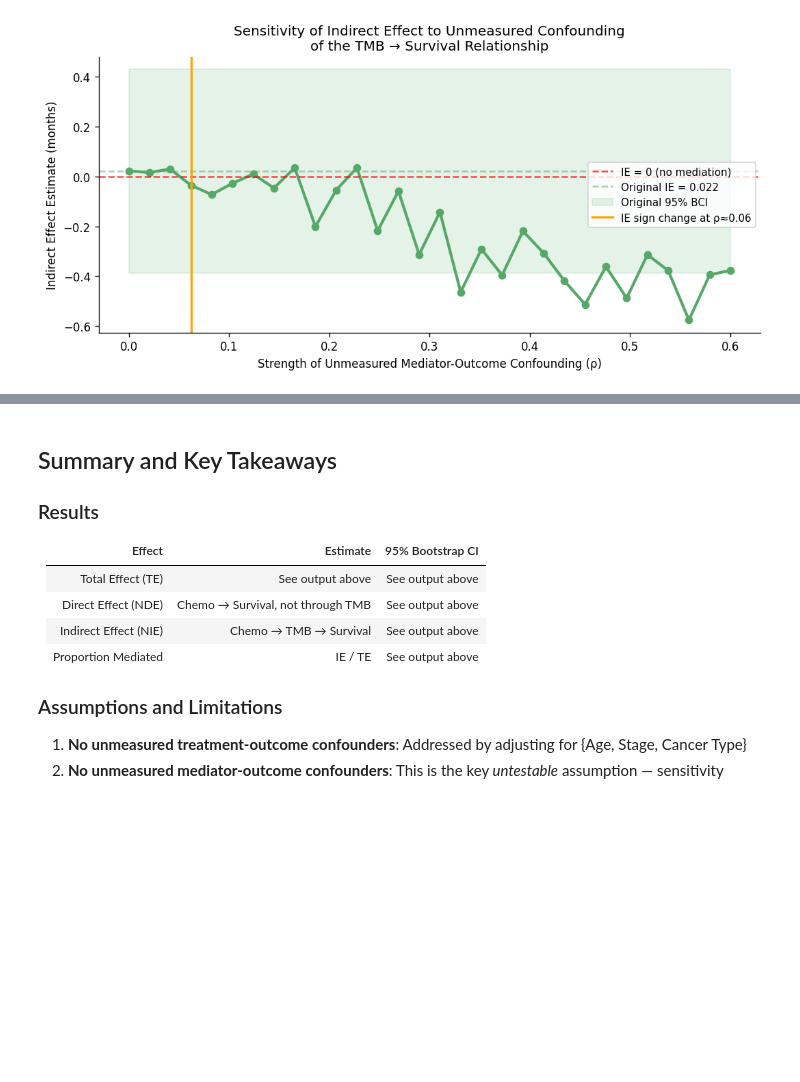
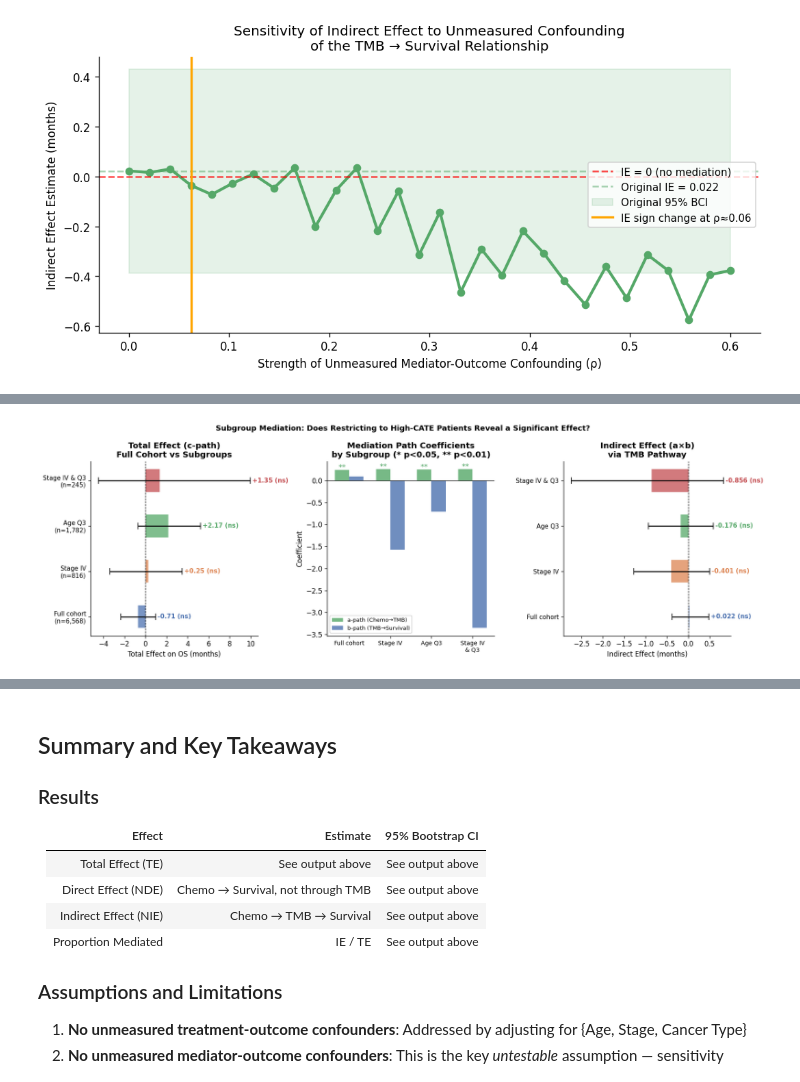
Before and after one commit to zhuy16/causal_inference_oncology, a Jupyter notebook: notebooks/04_mediation_analysis.ipynb, the cells around one changed output, grey strips where cells are left out. Saved outputs shown, nothing was run; the diff lists cells and outputs as text; code cells hidden in the pictures; blank space fills up the shorter version.

Commit message:
NB04: add subgroup mediation analysis (Stage IV, Age Q3) connecting HTE to mediation

```diff
--- a/notebooks/04_mediation_analysis.ipynb
+++ b/notebooks/04_mediation_analysis.ipynb
@@ -478,0 +567,87 @@ plt.show()
+# %%
+fig, axes = plt.subplots(1, 3, figsize=(15, 5))
+names   = list(results.keys())
+palette = ['#4C72B0', '#DD8452', '#55A868', '#C44E52']
+
+# ── Panel 1: Total effect (c) across subgroups ──────────────────────────────
+ax = axes[0]
+for i, (name, r) in enumerate(results.items()):
+    col = palette[i]
+    ax.barh(i, r['c'], color=col, alpha=0.75, height=0.5)
+    ax.errorbar(r['c'], i,
+                xerr=[[r['c'] - r['c_lo']], [r['c_hi'] - r['c']]],
+                fmt='none', color='black', capsize=5, lw=1.5)
+    sig = '**' if r['c_p'] < 0.01 else ('*' if r['c_p'] < 0.05 else 'ns')
+    ax.text(r['c_hi'] + 0.2, i, f'{r["c"]:+.2f} ({sig})',
+            va='center', fontsize=9, fontweight='bold', color=col)
+ax.axvline(0, color='black', lw=0.8, linestyle='--')
+ax.set_yticks(range(len(names)))
+ax.set_yticklabels([f'{n}\n(n={results[n]["n"]:,})' for n in names], fontsize=9)
+ax.set_xlabel('Total Effect on OS (months)')
+ax.set_title('Total Effect (c-path)\nFull Cohort vs Subgroups', fontweight='bold')
+
+# ── Panel 2: a-path and b-path significance ──────────────────────────────────
+ax = axes[1]
+x = np.arange(len(names))
+w = 0.35
+a_vals = [results[n]['a'] for n in names]
+b_vals = [results[n]['b'] for n in names]
+a_ps   = [results[n]['a_p'] for n in names]
+b_ps   = [results[n]['b_p'] for n in names]
+
+bars_a = ax.bar(x - w/2, a_vals, width=w, label='a-path (Chemo→TMB)',
+                color='#55A868', alpha=0.8)
+bars_b = ax.bar(x + w/2, b_vals, width=w, label='b-path (TMB→Survival)',
+                color='#4C72B0', alpha=0.8)
+
+for bar, p in zip(bars_a, a_ps):
+    sig = '**' if p < 0.01 else ('*' if p < 0.05 else '')
+    if sig:
+        ax.text(bar.get_x() + bar.get_width()/2,
+                bar.get_height() + 0.01, sig, ha='center', fontsize=11, color='#55A868')
+
+for bar, p in zip(bars_b, b_ps):
+    sig = '**' if p < 0.01 else ('*' if p < 0.05 else '')
+    if sig:
+        ax.text(bar.get_x() + bar.get_width()/2,
+                bar.get_height() + 0.01, sig, ha='center', fontsize=11, color='#4C72B0')
+
+ax.axhline(0, color='black', lw=0.8)
+ax.set_xticks(x)
+ax.set_xticklabels([n.replace(' &', '\n&') for n in names], fontsize=8.5)
+ax.set_ylabel('Coefficient')
+ax.set_title('Mediation Path Coefficients\nby Subgroup (* p<0.05, ** p<0.01)', fontweight='bold')
+ax.legend(fontsize=8)
+
+# ── Panel 3: Indirect effect (a×b) across subgroups ─────────────────────────
+ax = axes[2]
+for i, (name, r) in enumerate(results.items()):
+    col = palette[i]
+    ax.barh(i, r['ie'], color=col, alpha=0.75, height=0.5)
+    ax.errorbar(r['ie'], i,
+                xerr=[[r['ie'] - r['ie_lo']], [r['ie_hi'] - r['ie']]],
+                fmt='none', color='black', capsize=5, lw=1.5)
+    ci_cross = r['ie_lo'] <= 0 <= r['ie_hi']
+    sig_label = 'ns' if ci_cross else '*'
+    ax.text(max(r['ie_hi'], 0) + 0.05, i,
+            f'{r["ie"]:+.3f} ({sig_label})',
+            va='center', fontsize=9, color=col, fontweight='bold')
+
+ax.axvline(0, color='black', lw=0.8, linestyle='--')
+ax.set_yticks(range(len(names)))
+ax.set_yticklabels([n for n in names], fontsize=9)
+ax.set_xlabel('Indirect Effect (months)')
+ax.set_title('Indirect Effect (a×b)\nvia TMB Pathway', fontweight='bold')
+
+plt.suptitle('Subgroup Mediation: Does Restricting to High-CATE Patients Reveal a Significant Effect?',
+             fontweight='bold', fontsize=11)
+plt.tight_layout()
+fig.savefig(os.path.join(FIGURES_DIR, '04_subgroup_mediation.png'), dpi=150, bbox_inches='tight')
+plt.show()
+
+print('\nKey question: Is c-path significant in Stage IV or Age Q3?')
+for name, r in results.items():
+    sig = 'SIGNIFICANT ✓' if r['c_p'] < 0.05 else f'not significant (p={r["c_p"]:.3f})'
+    print(f'  {name}: c = {r["c"]:+.2f} mo → {sig}')
+# %% [output]
+[figure, added]
```
Also changed, not shown: parts of 3 cells of this notebook, 1 other file.
